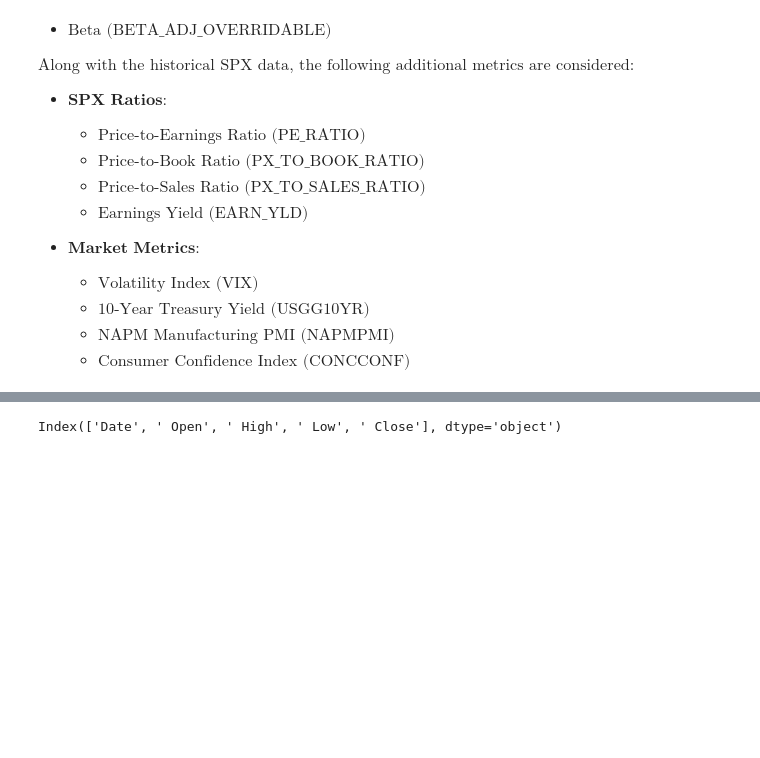
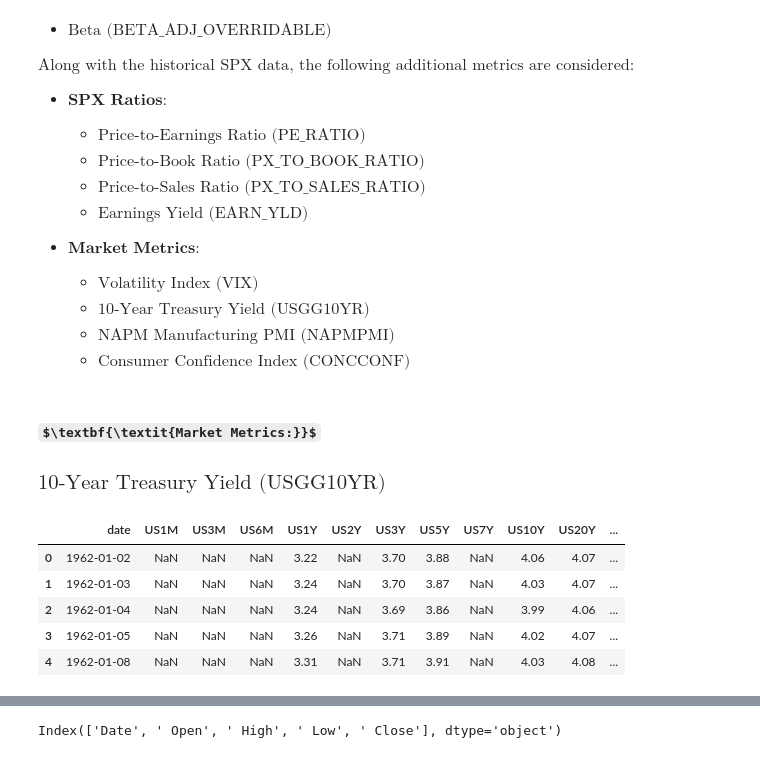
Before and after one commit to DeyonOba/replicate_paper_results_S-P_500_index_forcasting_using_LSTM_models, a Jupyter notebook: notebooks/explore_preprocess.ipynb, the cells around one changed output, grey strips where cells are left out. Saved outputs shown, nothing was run; the diff lists cells and outputs as text; code cells hidden in the pictures; some formulas as TeX source; blank space fills up the shorter version.

```diff
--- a/notebooks/explore_preprocess.ipynb
+++ b/notebooks/explore_preprocess.ipynb
@@ -104,3 +105,17 @@ $\text{Along with the historical SPX data, the following additional metrics are
   + $\text{10-Year Treasury Yield (USGG10YR)}$
   + $\text{NAPM Manufacturing PMI (NAPMPMI)}$
   + $\text{Consumer Confidence Index (CONCCONF)}$
+# %% [markdown]
+### $\textbf{\textit{Market Metrics:}}$
+### $\text{10-Year Treasury Yield (USGG10YR)}$
+# %%
+us_treasury_yeild = pd.read_csv("../data/us_treasury_yields_daily.csv")
+# %%
+us_treasury_yeild.head()
+# %% [output]
+|  | date | US1M | US3M | US6M | US1Y | US2Y | US3Y | US5Y | US7Y | US10Y | US20Y | ... |
+| 0 | 1962-01-02 | NaN | NaN | NaN | 3.22 | NaN | 3.70 | 3.88 | NaN | 4.06 | 4.07 | ... |
+| 1 | 1962-01-03 | NaN | NaN | NaN | 3.24 | NaN | 3.70 | 3.87 | NaN | 4.03 | 4.07 | ... |
+| 2 | 1962-01-04 | NaN | NaN | NaN | 3.24 | NaN | 3.69 | 3.86 | NaN | 3.99 | 4.06 | ... |
+| 3 | 1962-01-05 | NaN | NaN | NaN | 3.26 | NaN | 3.71 | 3.89 | NaN | 4.02 | 4.07 | ... |
+| 4 | 1962-01-08 | NaN | NaN | NaN | 3.31 | NaN | 3.71 | 3.91 | NaN | 4.03 | 4.08 | ... |
```
Also changed, not shown: parts of 36 cells of this notebook.
